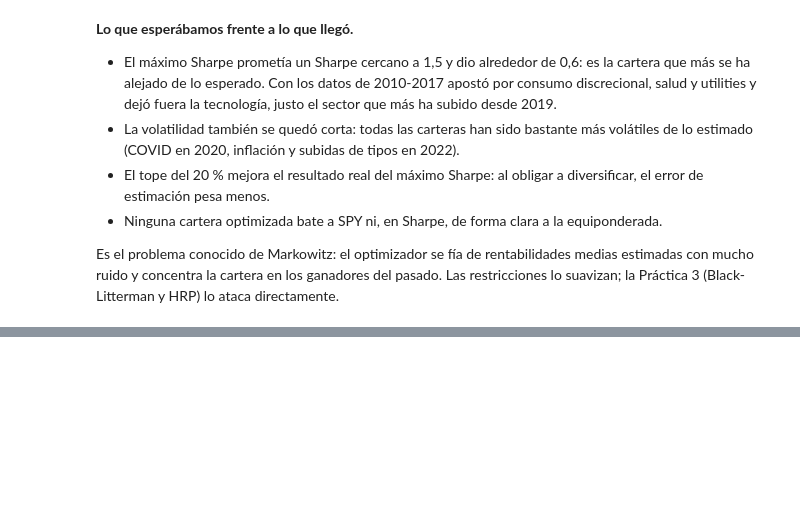
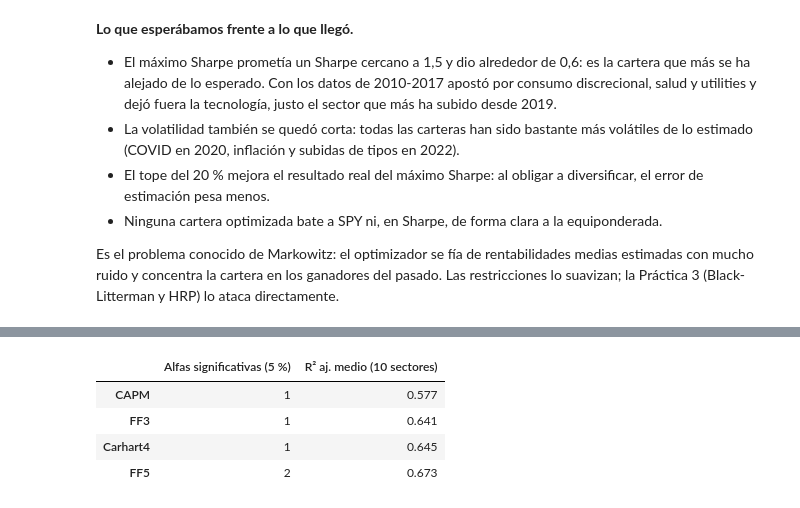
Before and after one commit to hectoorperezz/quant-management, a Jupyter notebook: notebooks/02_mpt_factores.ipynb, the cells around one changed output, grey strips where cells are left out. Saved outputs shown, nothing was run; the diff lists cells and outputs as text; code cells hidden in the pictures; blank space fills up the shorter version.

```diff
--- a/notebooks/02_mpt_factores.ipynb
+++ b/notebooks/02_mpt_factores.ipynb
@@ -256,0 +294,12 @@ Es el problema conocido de Markowitz: el optimizador se fía de rentabilidades m
+# %%
+# Cuántas alfas son significativas al 5 % y cuánto explica cada modelo de media
+pd.DataFrame({
+    "Alfas significativas (5 %)": {m: int((r["t_alpha"].abs() > 1.96).sum()) for m, r in resultados.items()},
+    "R² aj. medio (10 sectores)": {m: r.loc[SECTORES, "r2_adj"].mean() for m, r in resultados.items()},
+}).round(3)
+# %% [output]
+|  | Alfas significativas (5 %) | R² aj. medio (10 sectores) |
+| CAPM | 1 | 0.577 |
+| FF3 | 1 | 0.641 |
+| Carhart4 | 1 | 0.645 |
+| FF5 | 2 | 0.673 |
```
Also changed, not shown: parts of 6 cells of this notebook.
